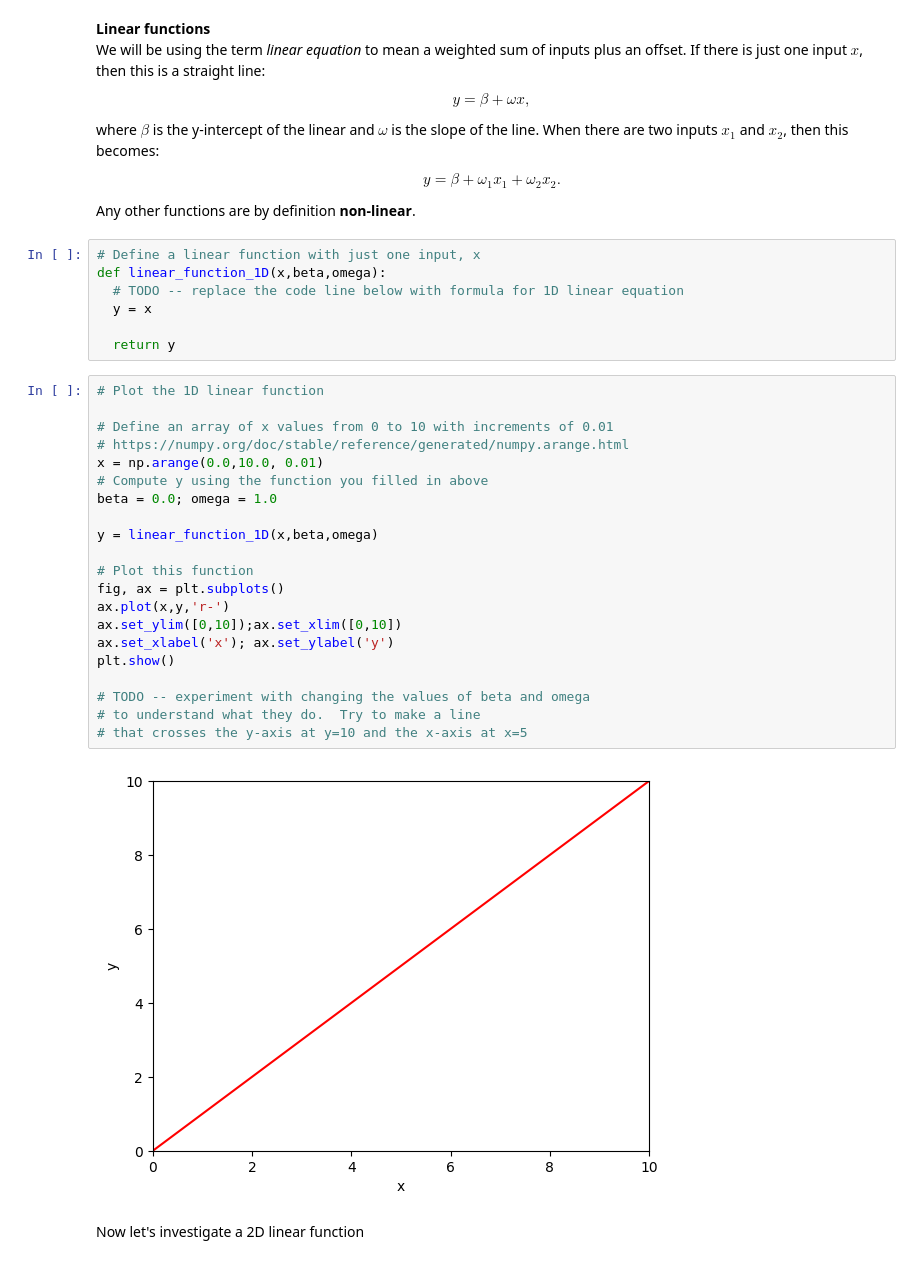
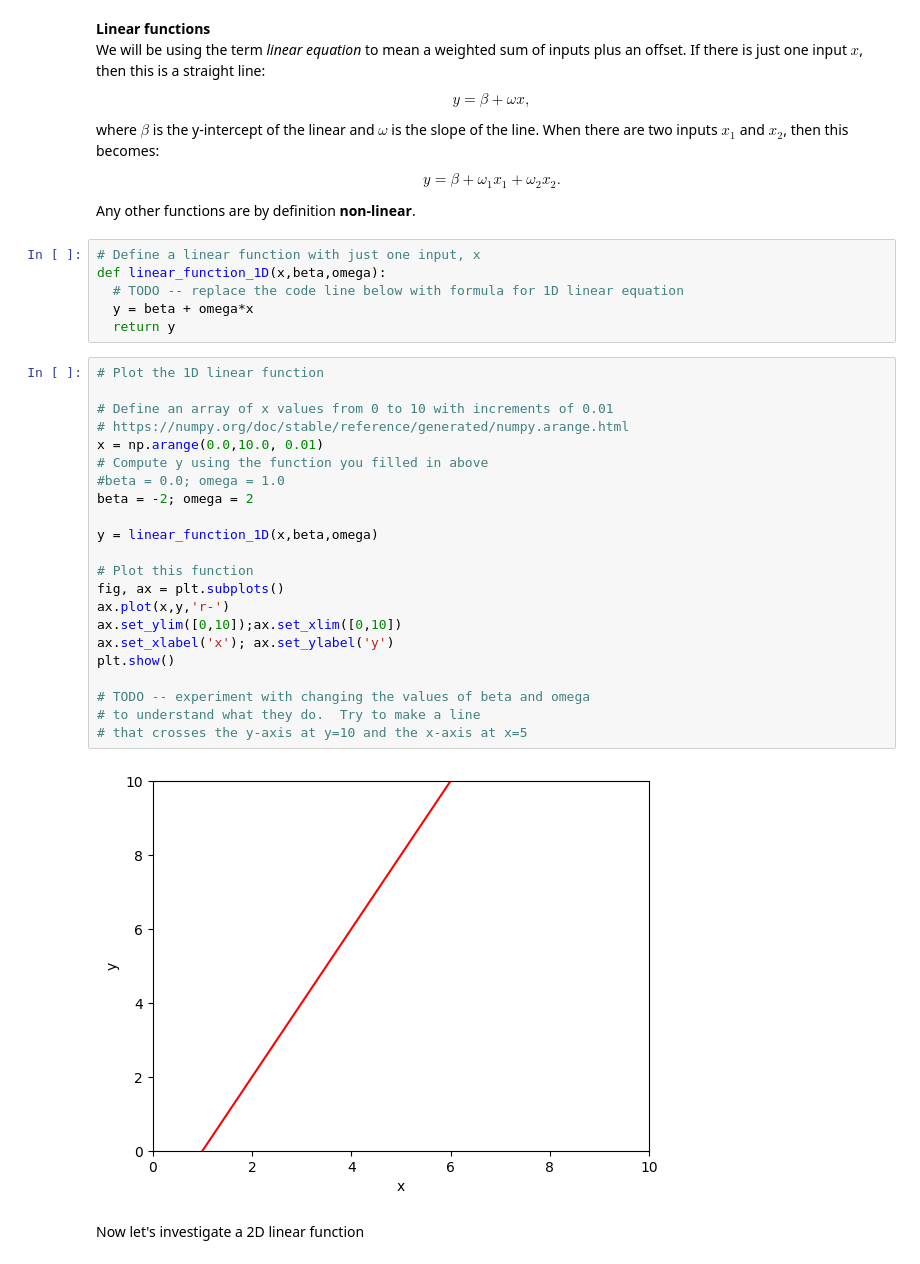
Before and after one commit to izzymartiin/Neural-Networks-and-Deep-Learning-Work, a Jupyter notebook: Notebooks/Chap01/1_1_BackgroundMathematics.ipynb, the cells around one changed output. Cells and saved outputs as stored; diff of their text form.

```diff
--- a/Notebooks/Chap01/1_1_BackgroundMathematics.ipynb
+++ b/Notebooks/Chap01/1_1_BackgroundMathematics.ipynb
@@ -26,32 +26,32 @@ Any other functions are by definition **non-linear**.
 # Define a linear function with just one input, x
 def linear_function_1D(x,beta,omega):
   # TODO -- replace the code line below with formula for 1D linear equation
-  y = x
-
+  y = beta + omega*x
   return y
 # %%
 # Plot the 1D linear function
 
 # Define an array of x values from 0 to 10 with increments of 0.01
 # https://numpy.org/doc/stable/reference/generated/numpy.arange.html
 x = np.arange(0.0,10.0, 0.01)
 # Compute y using the function you filled in above
-beta = 0.0; omega = 1.0
+#beta = 0.0; omega = 1.0
+beta = -2; omega = 2
 
 y = linear_function_1D(x,beta,omega)
 
 # Plot this function
 fig, ax = plt.subplots()
 ax.plot(x,y,'r-')
 ax.set_ylim([0,10]);ax.set_xlim([0,10])
 ax.set_xlabel('x'); ax.set_ylabel('y')
 plt.show()
 
 # TODO -- experiment with changing the values of beta and omega
 # to understand what they do.  Try to make a line
 # that crosses the y-axis at y=10 and the x-axis at x=5
 # %% [output]
-[figure, old version]
+[figure, new version]
 # %% [markdown]
 Now let's investigate a 2D linear function
 # %%
```
Also changed, not shown: parts of 5 cells of this notebook.
